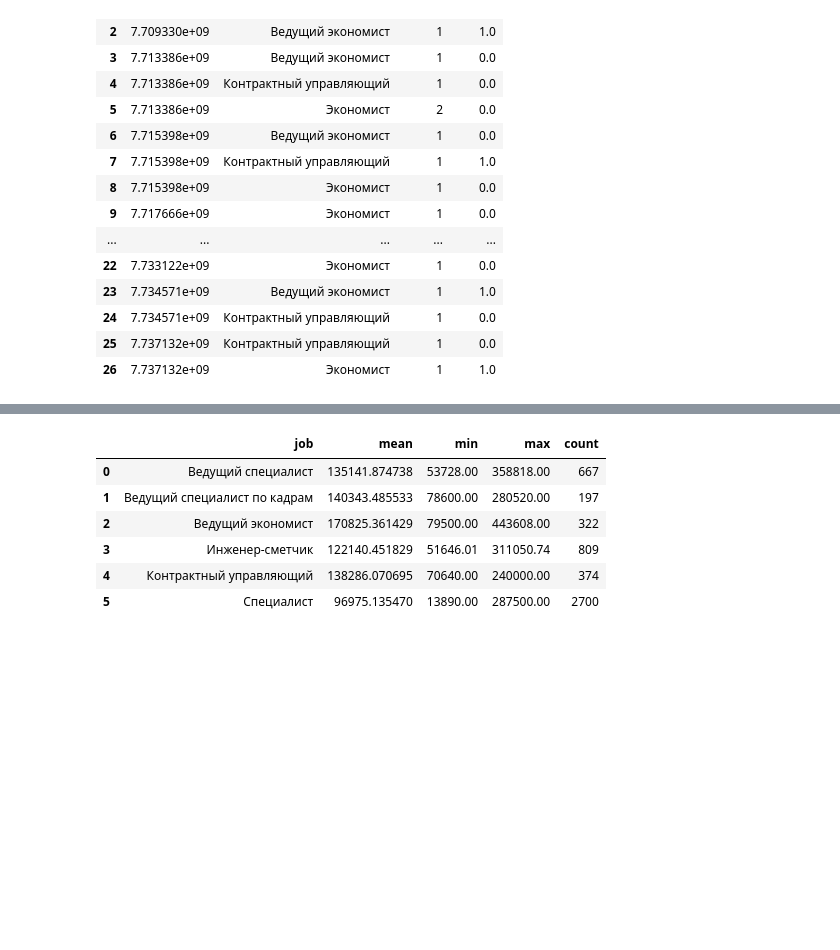
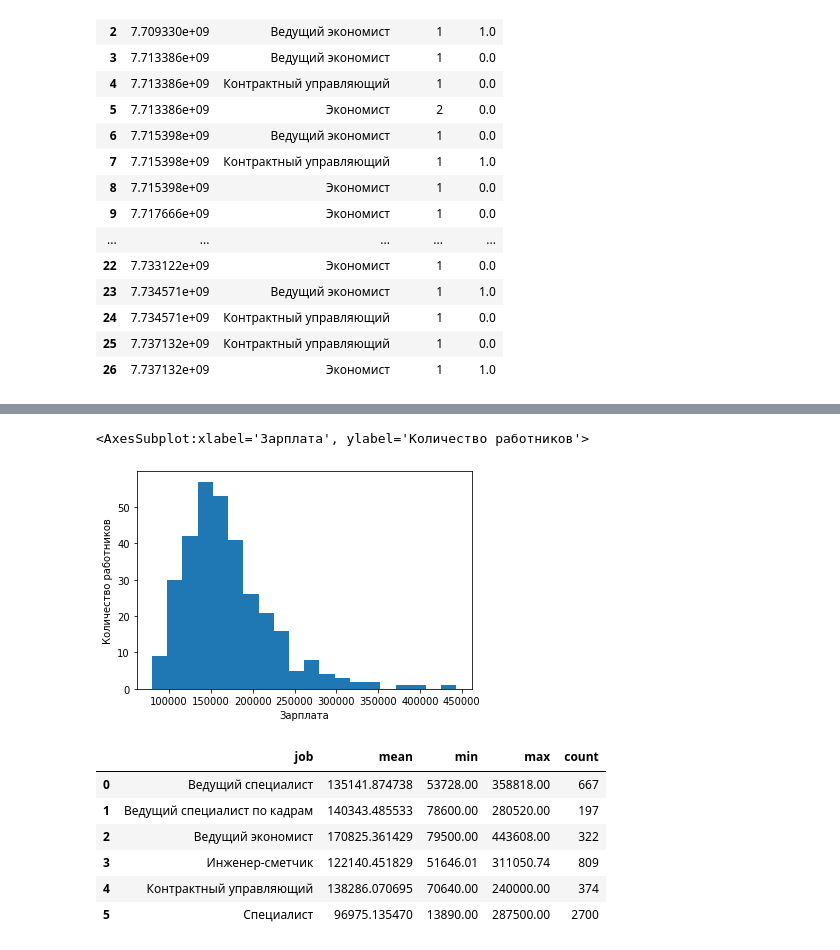
Before and after one commit to Mr-Maxraw/cfo-parser, a Jupyter notebook: counting/200+_check_mar.ipynb, the cells around one changed output, grey strips where cells are left out. Saved outputs shown, nothing was run; the diff lists cells and outputs as text; code cells hidden in the pictures; blank space fills up the shorter version.

```diff
--- a/counting/200+_check_mar.ipynb
+++ b/counting/200+_check_mar.ipynb
@@ -327,3 +347,16 @@ jobs_intrest_v2 = ['Ведущий экономист',
 'Ведущий специалист по кадрам',
 'Контрактный управляющий',
 ]
+# %%
+job_int = 'Ведущий экономист'
+# %%
+for_grph = for_szp[(for_szp.job_mar == job_int)]# & (for_szp.sum_mar < 200000)]
+# %%
+def give_sum_gr(row):
+    if row['sum_mar'] < 100000:
+        return 1
+    if row['sum_mar'] < 150000:
+        return 2
+    return 3
+# %%
+for_grph['gr'] = for_grph.apply(lambda row: give_sum_gr(row), axis=1)
@@ -330,3 +389,11 @@ jobs_intrest_v2 = ['Ведущий экономист',
+# %%
+a = for_grph[['sum_mar']].plot.hist(bins = 20, histtype='stepfilled',legend=False, rwidth=2)
+a.set_xlabel('Зарплата')
+a.set_ylabel('Количество работников')
+a
+# %% [output]
+<AxesSubplot:xlabel='Зарплата', ylabel='Количество работников'>
+[figure, added]
 # %%
 szp = for_szp[['job_mar', 'sum_mar']][for_szp.job_mar.isin(jobs_intrest_v2)].groupby('job_mar').mean().reset_index()
 # %%
```
Also changed, not shown: parts of 8 cells of this notebook, 4 other files.
